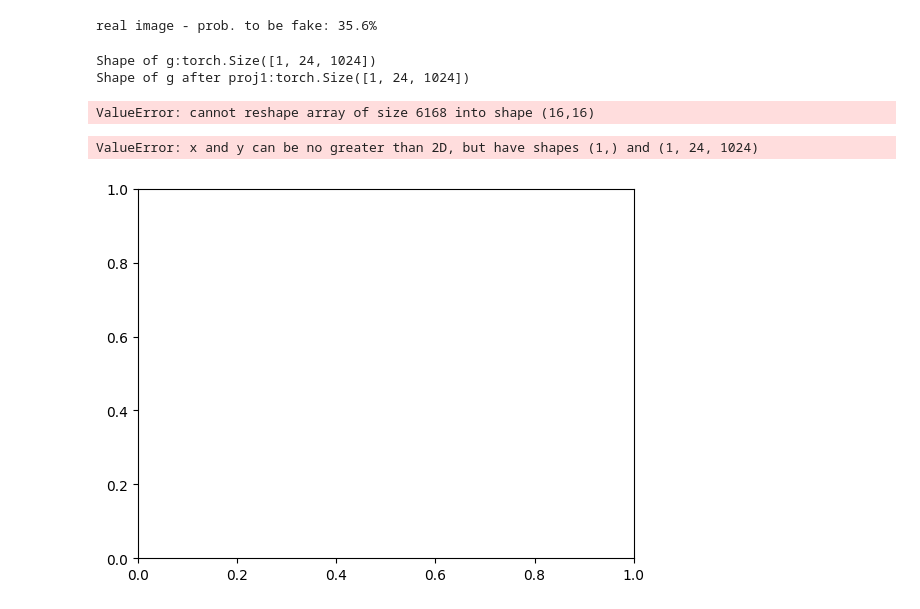
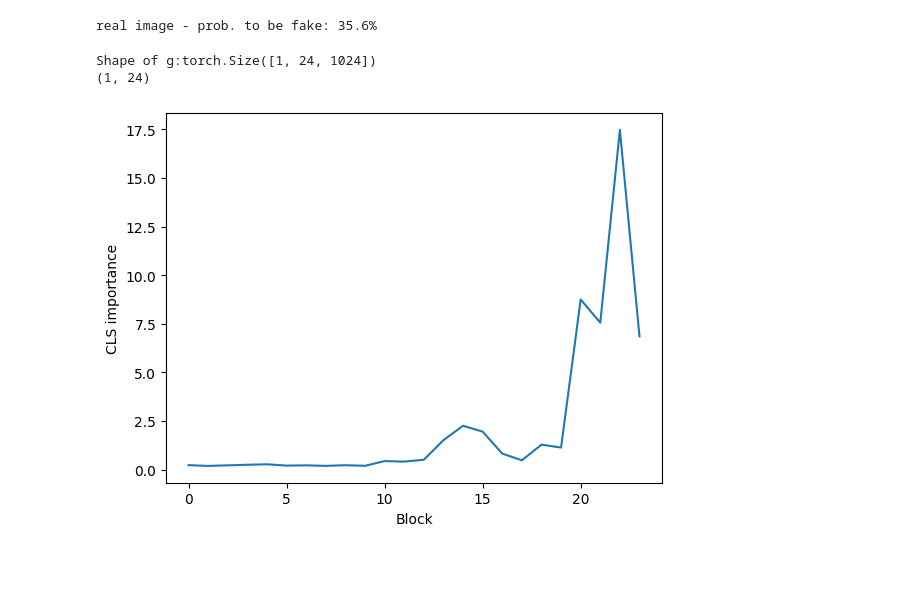
Before and after one commit to MarkBridge11/RINE-extended, a Jupyter notebook: single_inference.ipynb, the cells around one changed output. Saved outputs shown, nothing was run; the diff lists cells and outputs as text; code cells hidden in the pictures; blank space fills up the shorter version.

Commit message:
Noted that middle and latest CLS tokens are most influential

```diff
--- a/single_inference.ipynb
+++ b/single_inference.ipynb
@@ -80,28 +84,27 @@ def overlay_heatmap(img, heatmap, alpha=0.5):
     return overlay
 # %%
 contrib = get_token_importance(model, real_tensor)
-#contrib_map = np.linalg.norm(contrib, axis=-1) # this will collapse the embedding dim having only a matrix for the contribution
+contrib_map = np.linalg.norm(contrib, axis=-1) # this will collapse the embedding dim having only a matrix/vector for the contribution
 #grid_size = int(np.sqrt(contrib_map.shape[0])) # useful only if considering all the other tokens and not only CLS
+print(contrib_map.shape)
 # %% [output]
 Shape of g:torch.Size([1, 24, 1024])
-Shape of g after proj1:torch.Size([1, 24, 1024])
+(1, 24)
 # %%
-#block_maps = contrib_map.reshape(grid_size, grid_size, -1)
-block_maps = []
-for b in range(contrib_map.shape[1]):
-    block_map = contrib_map[:, b].reshape(grid_size, grid_size)
-    block_maps.append(block_map)
-block_maps = np.stack(block_maps)  # [blocks, grid, grid]
+# ONLY WHEN I TAKE ALL THE TOKENS
+# #block_maps = contrib_map.reshape(grid_size, grid_size, -1) # <- same syntax of below
+# block_maps = []
+# for b in range(contrib_map.shape[1]):
+#     block_map = contrib_map[:, b].reshape(grid_size, grid_size)
+#     block_maps.append(block_map)
+# block_maps = np.stack(block_maps)  # [blocks, grid, grid]
-# %% [output]
-ValueError: cannot reshape array of size 6168 into shape (16,16)
 # %%
-plt.plot(contrib)
+plt.plot(range(contrib_map.shape[1]),contrib_map.squeeze())
 plt.xlabel("Block")
 plt.ylabel("CLS importance")
 plt.show()
 # %% [output]
-ValueError: x and y can be no greater than 2D, but have shapes (1,) and (1, 24, 1024)
-[figure, old version]
+[figure, new version]
 # %%
 heatmap = map_to_image(block_maps[:,:,0], real_image.size)
 overlay = overlay_heatmap(real_image, heatmap, alpha=0.5)
```
Also changed, not shown: parts of 4 cells of this notebook.
